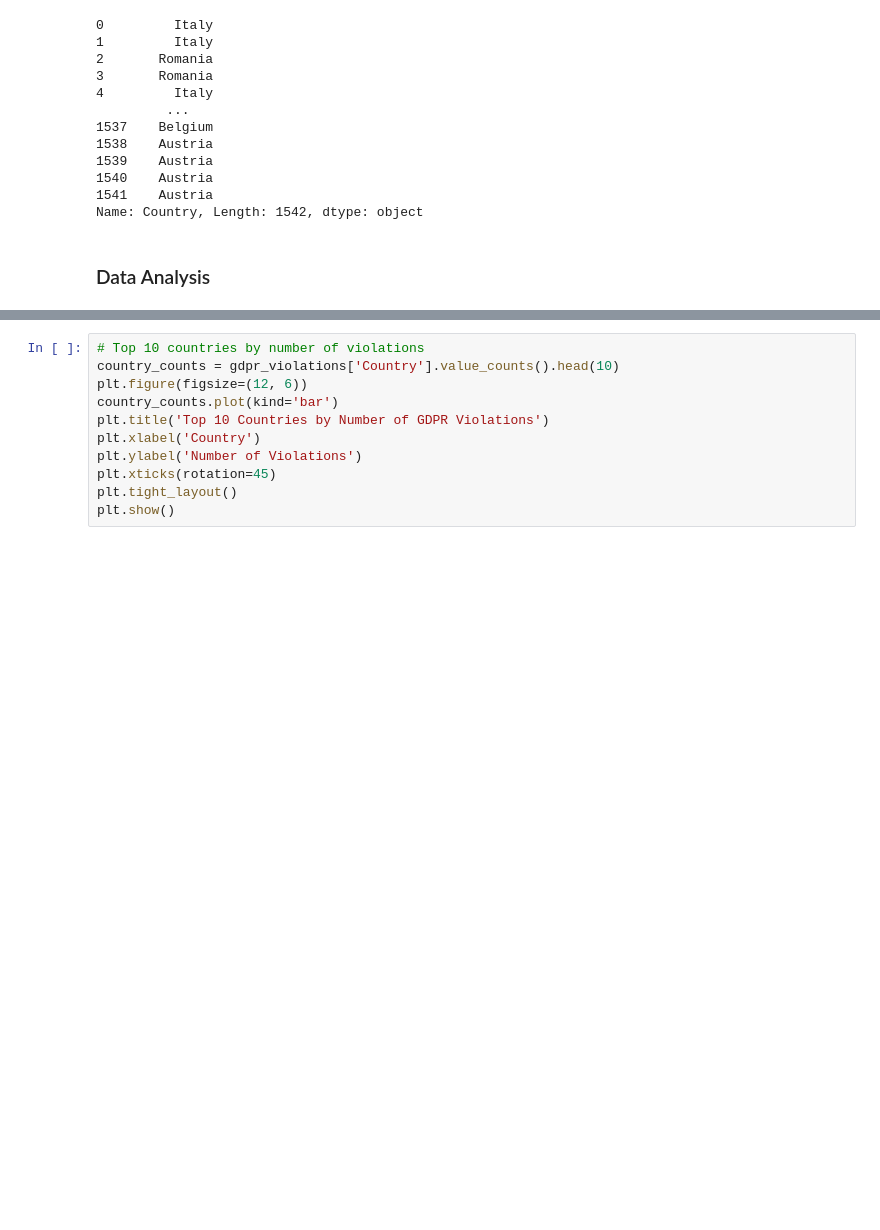
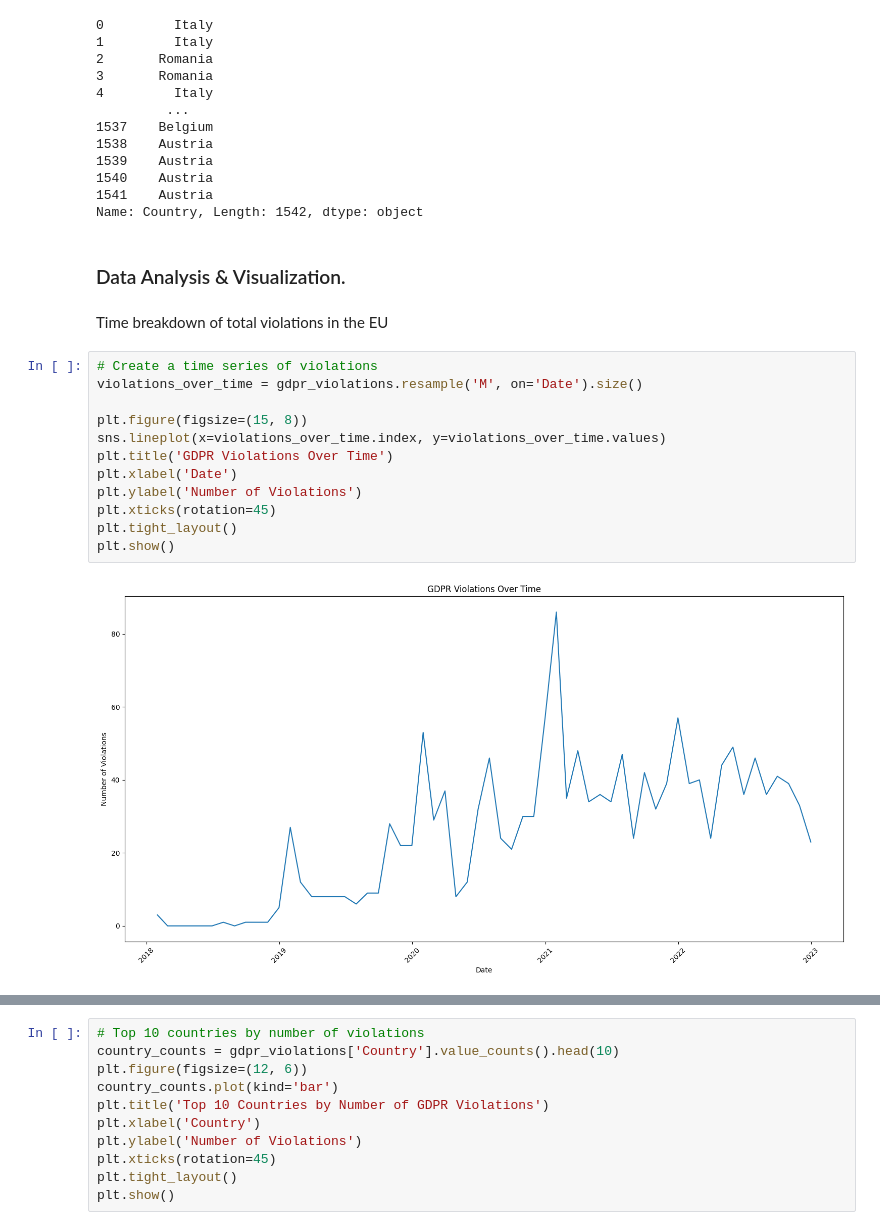
Before and after one commit to zinduaschool/0502-capstone-gdpr-violations-Tracy-teb, a Jupyter notebook: trial.ipynb, the cells around one changed output, grey strips where cells are left out. Cells and saved outputs as stored; diff of their text form; blank space fills up the shorter version.

Commit message:
data visualization trial

```diff
--- a/trial.ipynb
+++ b/trial.ipynb
@@ -86,4 +86,20 @@ gdpr_violations['Country']
 1541    Austria
 Name: Country, Length: 1542, dtype: object
 # %% [markdown]
-### Data Analysis
+### Data Analysis & Visualization.
+# %% [markdown]
+Time breakdown of total violations in the EU
+# %%
+# Create a time series of violations
+violations_over_time = gdpr_violations.resample('M', on='Date').size()
+
+plt.figure(figsize=(15, 8))
+sns.lineplot(x=violations_over_time.index, y=violations_over_time.values)
+plt.title('GDPR Violations Over Time')
+plt.xlabel('Date')
+plt.ylabel('Number of Violations')
+plt.xticks(rotation=45)
+plt.tight_layout()
+plt.show()
+# %% [output]
+[figure, added]
```
Also changed, not shown: parts of 17 cells of this notebook.
